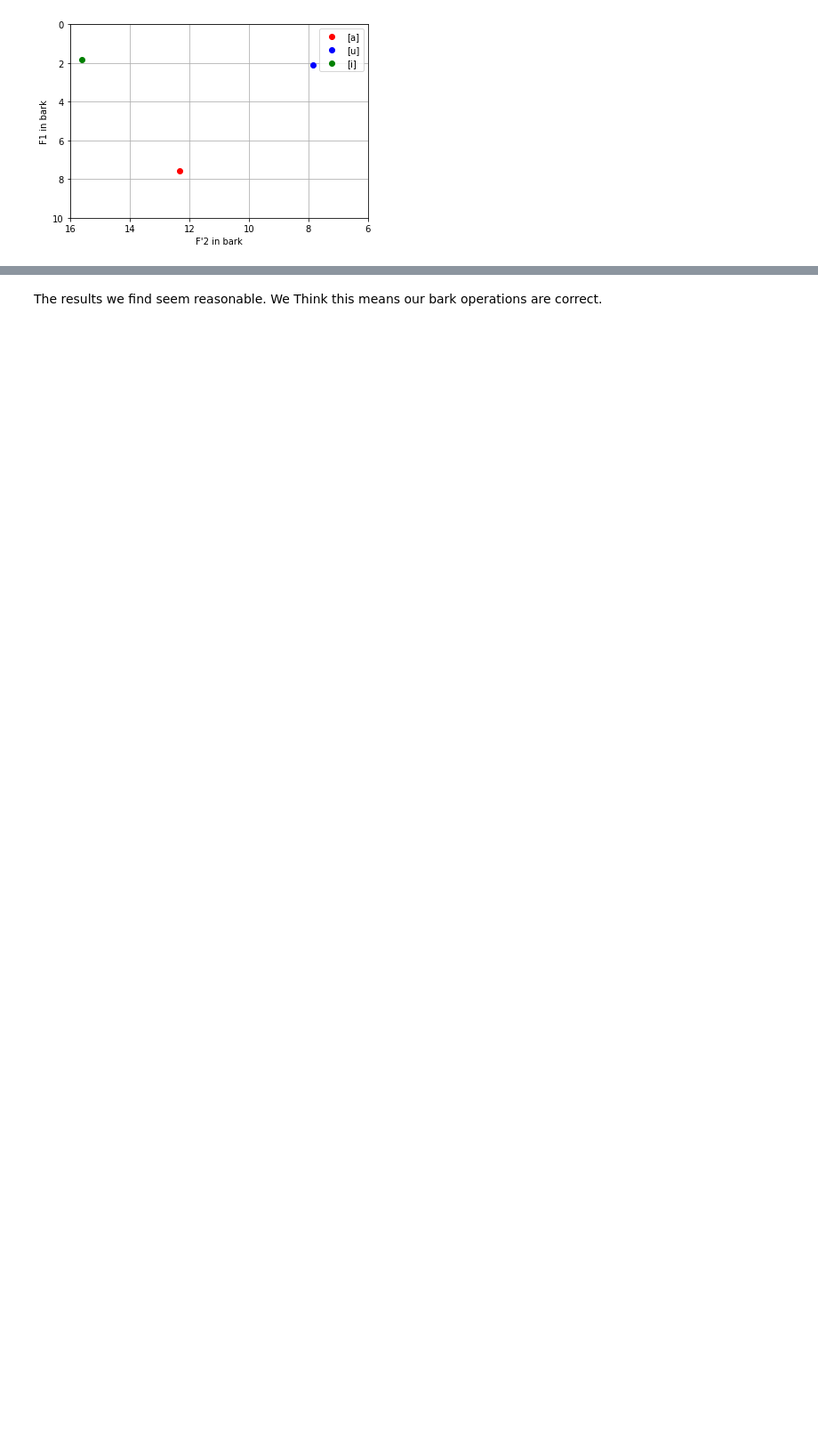
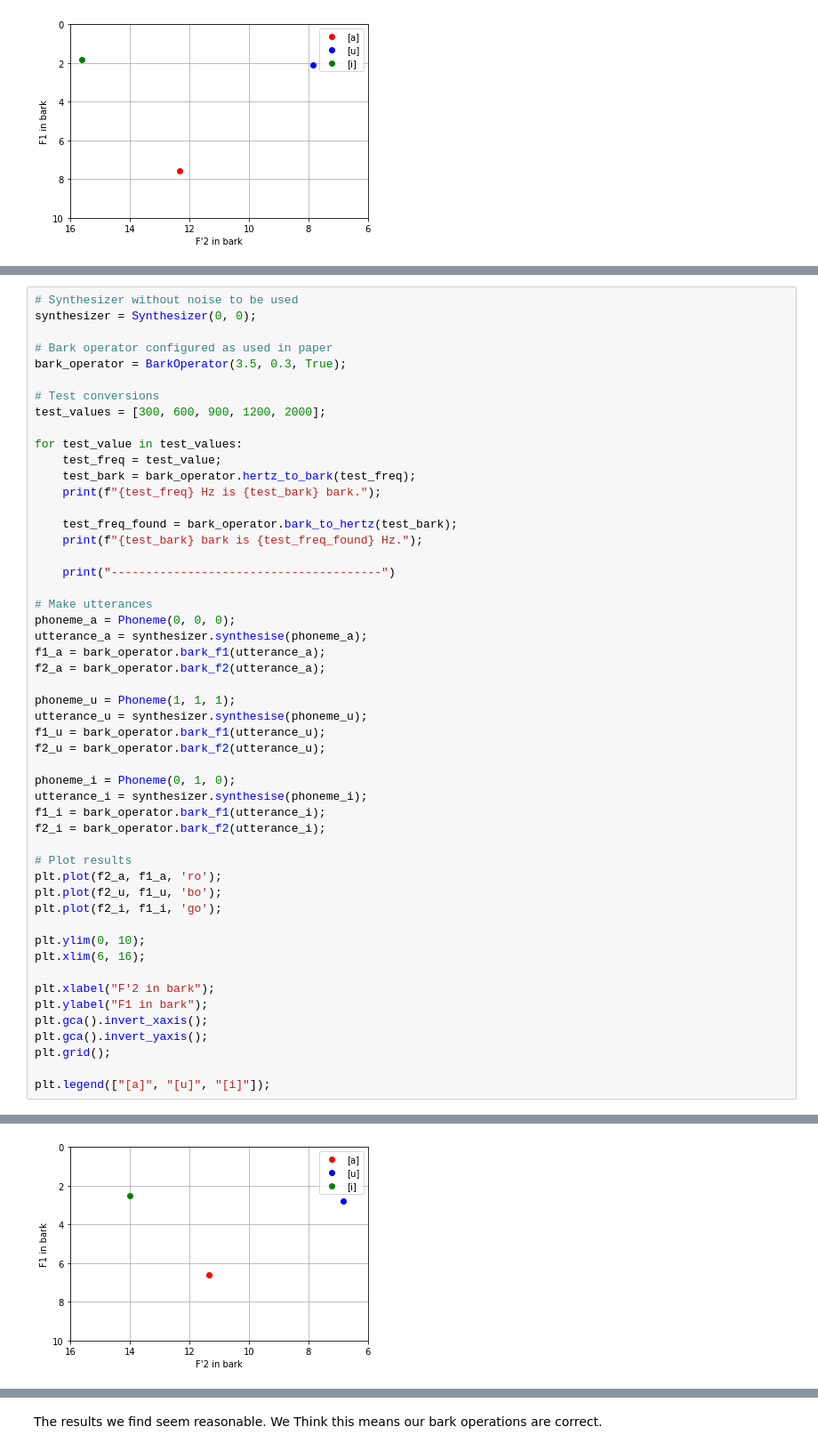
Before and after one commit to pikawika/VUB-EoS-project, a Jupyter notebook: code/notebooks/1_reproducing_de_boer_2000.ipynb, the cells around one changed output, grey strips where cells are left out. Shown: that part at 89% size. Drawn from its saved outputs; the diff is of its cells as text; blank space fills up the shorter version.

Commit message:
Better bark conversion

```diff
--- a/code/notebooks/1_reproducing_de_boer_2000.ipynb
+++ b/code/notebooks/1_reproducing_de_boer_2000.ipynb
@@ -487,0 +526,52 @@ These findings are not identical to figures such as the one shown [here](https:/
+# %%
+# Synthesizer without noise to be used
+synthesizer = Synthesizer(0, 0);
+
+# Bark operator configured as used in paper
+bark_operator = BarkOperator(3.5, 0.3, True);
+
+# Test conversions
+test_values = [300, 600, 900, 1200, 2000];
+
+for test_value in test_values:
+    test_freq = test_value;
+    test_bark = bark_operator.hertz_to_bark(test_freq);
+    print(f"{test_freq} Hz is {test_bark} bark.");
+
+    test_freq_found = bark_operator.bark_to_hertz(test_bark);
+    print(f"{test_bark} bark is {test_freq_found} Hz.");
+
+    print("---------------------------------------")
+
+# Make utterances
+phoneme_a = Phoneme(0, 0, 0);
+utterance_a = synthesizer.synthesise(phoneme_a);
+f1_a = bark_operator.bark_f1(utterance_a);
+f2_a = bark_operator.bark_f2(utterance_a);
+
+phoneme_u = Phoneme(1, 1, 1);
+utterance_u = synthesizer.synthesise(phoneme_u);
+f1_u = bark_operator.bark_f1(utterance_u);
+f2_u = bark_operator.bark_f2(utterance_u);
+
+phoneme_i = Phoneme(0, 1, 0);
+utterance_i = synthesizer.synthesise(phoneme_i);
+f1_i = bark_operator.bark_f1(utterance_i);
+f2_i = bark_operator.bark_f2(utterance_i);
+
+# Plot results
+plt.plot(f2_a, f1_a, 'ro');
+plt.plot(f2_u, f1_u, 'bo');
+plt.plot(f2_i, f1_i, 'go');
+
+plt.ylim(0, 10);
+plt.xlim(6, 16);
+
+plt.xlabel("F'2 in bark");
+plt.ylabel("F1 in bark");
+plt.gca().invert_xaxis();
+plt.gca().invert_yaxis();
+plt.grid();
+
+plt.legend(["[a]", "[u]", "[i]"]);
+# %% [output]
@@ -488 +593,2 @@ These findings are not identical to figures such as the one shown [here](https:/
+[figure, added]
 # %% [markdown]
```
Also changed, not shown: parts of 6 cells of this notebook.
